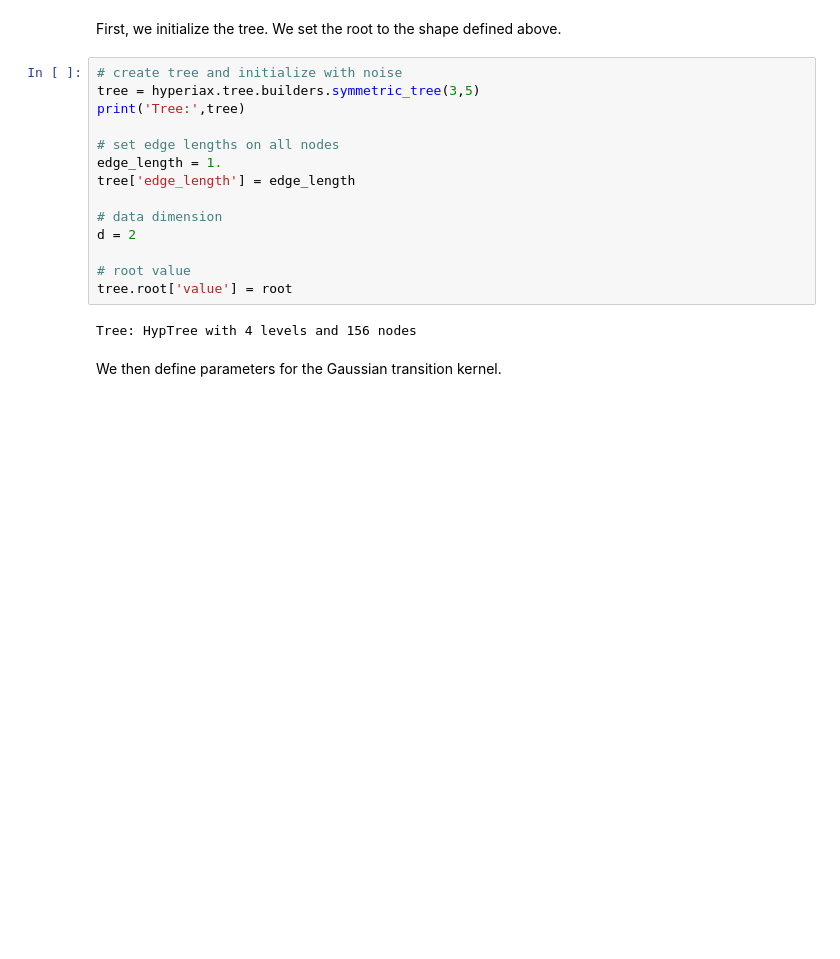
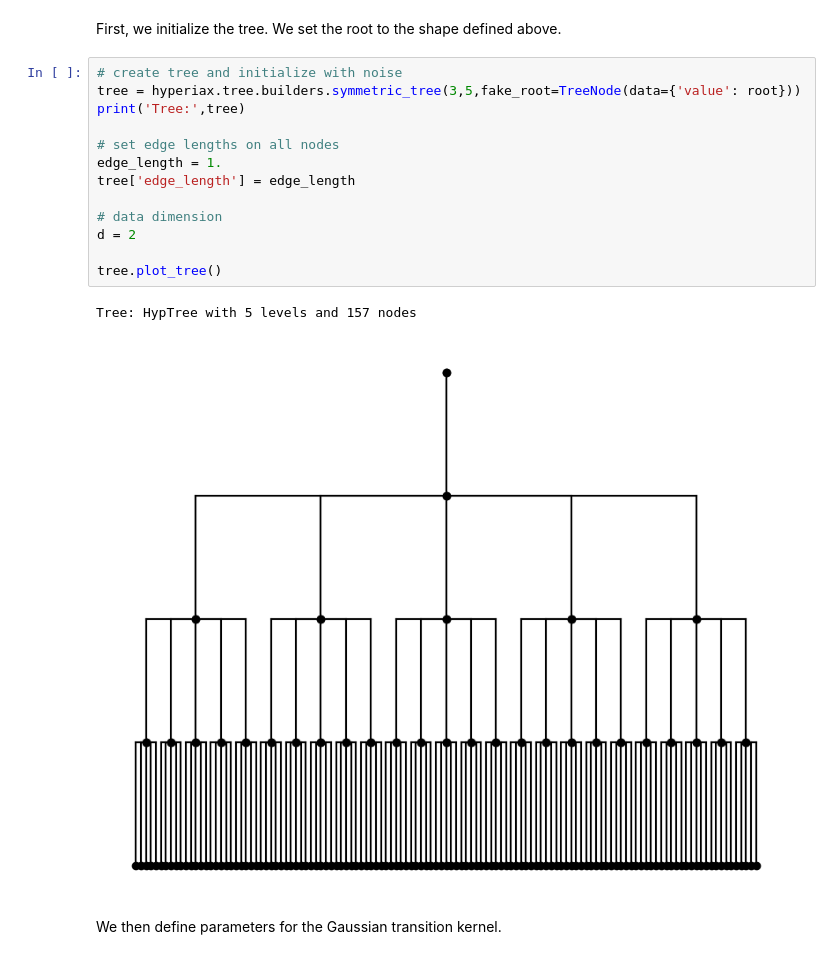
Before and after one commit to stefansommer/hyperiax, a Jupyter notebook: examples/mcmc_Gaussian_BFFG_shapes_SDEs.ipynb, the cells around one changed output. Drawn from its saved outputs; the diff is of its cells as text; blank space fills up the shorter version.

```diff
--- a/examples/mcmc_Gaussian_BFFG_shapes_SDEs.ipynb
+++ b/examples/mcmc_Gaussian_BFFG_shapes_SDEs.ipynb
@@ -76,20 +77,20 @@ def a(q,theta): sigmaq = sigma(q,theta); return jnp.einsum('ij,kj->ik',sigmaq,si
 First, we initialize the tree. We set the root to the shape defined above.
 # %%
 # create tree and initialize with noise
-tree = hyperiax.tree.builders.symmetric_tree(3,5)
+tree = hyperiax.tree.builders.symmetric_tree(3,5,fake_root=TreeNode(data={'value': root}))
 print('Tree:',tree)
 
 # set edge lengths on all nodes
 edge_length = 1.
 tree['edge_length'] = edge_length
 
 # data dimension
 d = 2
 
-# root value
-tree.root['value'] = root
+tree.plot_tree()
 # %% [output]
-Tree: HypTree with 4 levels and 156 nodes
+Tree: HypTree with 5 levels and 157 nodes
+[figure, added]
 # %% [markdown]
 We then define parameters for the Gaussian transition kernel.
 # %%
```
Also changed, not shown: parts of 5 cells of this notebook.
